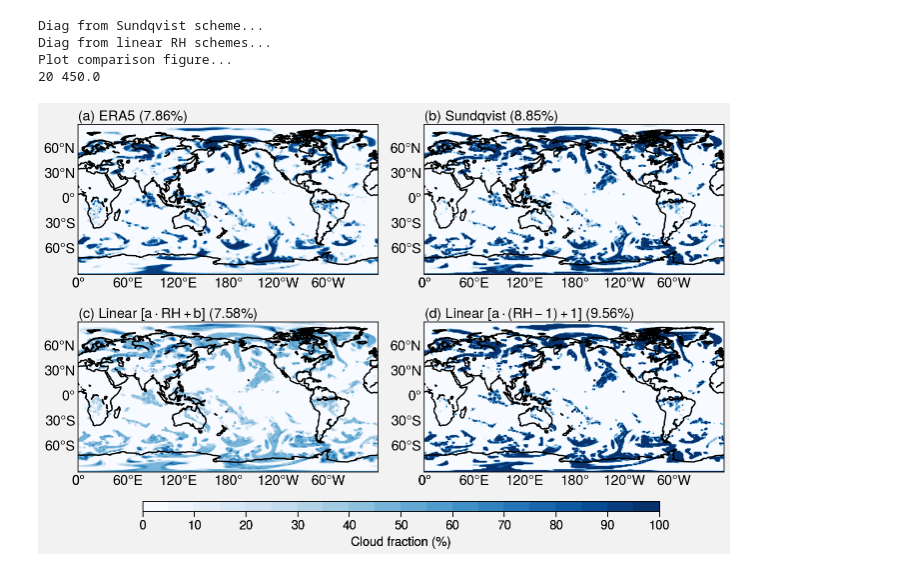
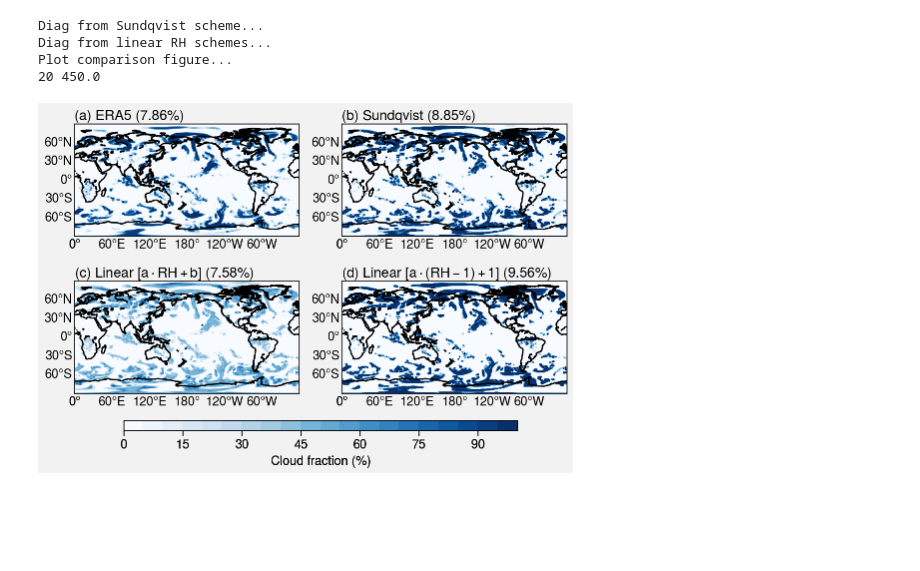
Before and after one commit to lqxyz/cloud_scheme_manuscript_figs, a Jupyter notebook: fig3_cmp_offline/figure3_cmp_offline.ipynb, the cells around one changed output. Cells and saved outputs as stored; diff of their text form; code cells hidden in the pictures; blank space fills up the shorter version.

```diff
--- a/fig3_cmp_offline/figure3_cmp_offline.ipynb
+++ b/fig3_cmp_offline/figure3_cmp_offline.ipynb
@@ -21,8 +21,8 @@ def plot_latlon_with_map(ax, dt, cmap='RdBu_r', cnlevels=None,
     lons_2d, lats_2d = np.meshgrid(lons, lats)
     m = Basemap(lon_0=180, ax=ax, resolution='c')
     m.drawcoastlines()
-    m.drawparallels(np.arange(-60.,61.,30.),   labels=[1,0,0,0], linewidth=0, fontsize=10)
-    m.drawmeridians(np.arange(-180.,181.,60.), labels=[0,0,0,1], linewidth=0, fontsize=10)
+    m.drawparallels(np.arange(-60.,61.,30.),   labels=[1,0,0,0], linewidth=0)
+    m.drawmeridians(np.arange(-180.,181.,60.), labels=[0,0,0,1], linewidth=0)
     xi, yi = m(lons_2d, lats_2d)
     if cnlevels is None:
         cs = m.contourf(xi, yi, dt, cmap=cmap)
@@ -38,14 +38,14 @@ def plot_latlon_with_map(ax, dt, cmap='RdBu_r', cnlevels=None,
 def plot_multiple_latlon_maps(dt_arr, title_arr, nrows=2, ncols=3,
         units_arr=None, units=None, cmap_arr=None, cmap=None,
         cnlevels_arr=None, cnlevels=None, extend_arr=None, extend=None,
-        width=5, height=3.5, title_add_gm=False, fig_name=None, axwidth=4, suptitle=None):
+        title_add_gm=False, fig_name=None, suptitle=None):
     """
     Plot multiple lat/lon maps.
     """
     import string
 
     plot.close()
-    fig, axes = plot.subplots(nrows=nrows, ncols=ncols,  axwidth=axwidth)
+    fig, axes = plot.subplots(nrows=nrows, ncols=ncols) #journal='nat2')
 
     for kk, (ax, dt, title) in enumerate(zip(axes, dt_arr, title_arr)):
         # Determine the cmap, cnlevels and extend
@@ -98,6 +98,7 @@ def plot_multiple_latlon_maps(dt_arr, title_arr, nrows=2, ncols=3,
     fig.tight_layout()
     fig.savefig(fig_name, bbox_inches='tight', pad_inches=0.05, transparent=False)
     fig.savefig(fig_name.replace('.pdf', '.png'), bbox_inches='tight', pad_inches=0.05, transparent=False)
+    fig.savefig(fig_name.replace('.pdf', '.eps'), bbox_inches='tight', pad_inches=0.05, transparent=False)
 # %%
 def sundqvist_diag(ds, rh_crit=0.7):
     """ cf = 1 - sqrt((1-rh)/(1-rh_crit))"""
@@ -162,7 +163,8 @@ fig_dir = '../figs'
 if not os.path.exists(fig_dir):
     os.mkdir(fig_dir)
 
-fn = '/scratch/ql260/obs_datasets/era5/cld_rh_sphum_cldwater_2017_Jan_01_hour_01_12_1x1.nc'
+fn = '/scratch/ql260/obs_datasets/era5/cld_rh_sphum_cldwater_2017_Jan_01_hour_01_12_1x1.nc' # Figsize too large
+# fn = '/scratch/ql260/obs_datasets/era5/cld_rh_sphum_cldwater_2017_Jan_01_hour_01_12_r128x64.nc'
 ds = xr.open_dataset(fn, decode_times=False)
 
 time = ds.time
@@ -180,32 +182,32 @@ for rh_crit in [0.9]: # [0.6, 0.7, 0.8, 0.9]
 rh_crit = 0.9
 cf_nm = 'cf_sundqvist_' + str(rh_crit)
 
 # For linear schemes
 print('Diag from linear RH schemes...')
 linear_diag11(ds)
 linear_diag(ds)
 
 # Select time and level to plot
 lev_id_arr = [20]  # [30, 20, 10, 5]
 time_id_arr = [12] #, 5
 
 print('Plot comparison figure...')
 for lev_id in lev_id_arr:
     print(lev_id, levels[lev_id].values)
     for time_id in time_id_arr:
         nm_str = '_t_'+str(time_id)+'_lev_'+str(lev_id)
         fig_name = P(fig_dir, 'cmp_sundqvist_linear_with_era5_cc_a_b_read_from_profile'+ nm_str+ '.pdf')
         dt_arr = [ cc[time_id, lev_id, :, :], ds[cf_nm][time_id, lev_id, :, :],
                 ds['cf_linear'][time_id, lev_id, :, :],  ds['cf_linear11'][time_id, lev_id, :, :] ]
         dt_arr = [dt * 1e2 for dt in dt_arr]
 
         title_arr = ['ERA5', 'Sundqvist', 'Linear [$a\cdot RH+b$]', 'Linear [$a\cdot(RH-1)+1$]']
         plot_multiple_latlon_maps(dt_arr, title_arr, nrows=2, ncols=2, units='%',
                     title_add_gm=True, fig_name=fig_name, cmap='Blues', extend='neither',
-                    cnlevels=np.arange(0,101,5), axwidth=3.)
+                    cnlevels=np.arange(0,101,5))
 # %% [output]
 Diag from Sundqvist scheme...
 Diag from linear RH schemes...
 Plot comparison figure...
 20 450.0
-[figure, old version]
+[figure, new version]
```
Also changed, not shown: 10 other files.
